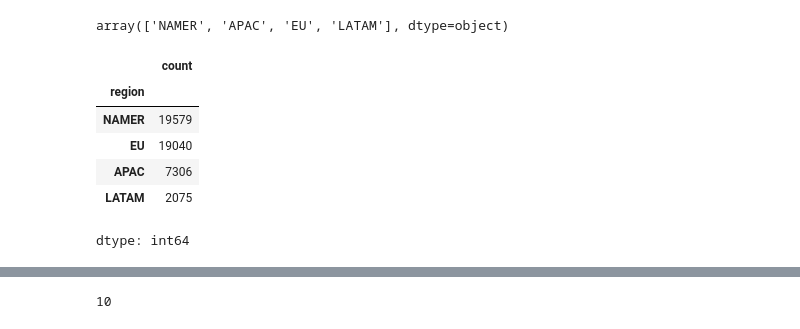
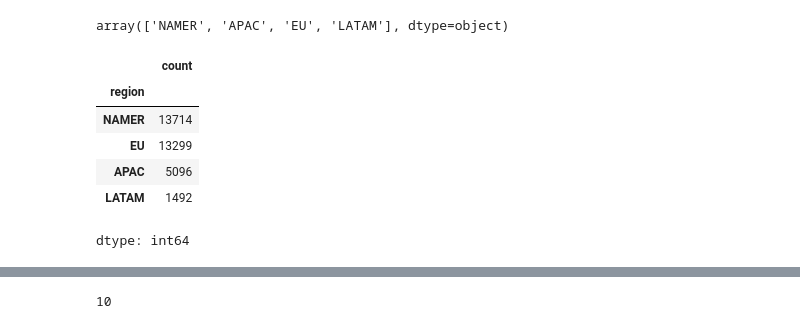
Before and after one commit to maherkh07/ecommerce-transaction-analysis, a Jupyter notebook: E_commerce_analysis.ipynb, the cells around one changed output, grey strips where cells are left out. Cells and saved outputs as stored; diff of their text form; code cells hidden in the pictures.

```diff
--- a/E_commerce_analysis.ipynb
+++ b/E_commerce_analysis.ipynb
@@ -207,13 +210,14 @@ array(['NAMER', 'APAC', 'EU', 'LATAM'], dtype=object)
 # %%
 # No. of Orders per region
 
-orders_per_region = clean_df["region"].value_counts()
+df_orders = clean_df[clean_df["event_type"] == "order"].copy()
+orders_per_region = df_orders["region"].value_counts()
 orders_per_region
 # %% [output]
 |  | count |
 | region |  |
-| NAMER | 19579 |
-| EU | 19040 |
-| APAC | 7306 |
-| LATAM | 2075 |
+| NAMER | 13714 |
+| EU | 13299 |
+| APAC | 5096 |
+| LATAM | 1492 |
 dtype: int64
```
Also changed, not shown: parts of 18 cells of this notebook.
